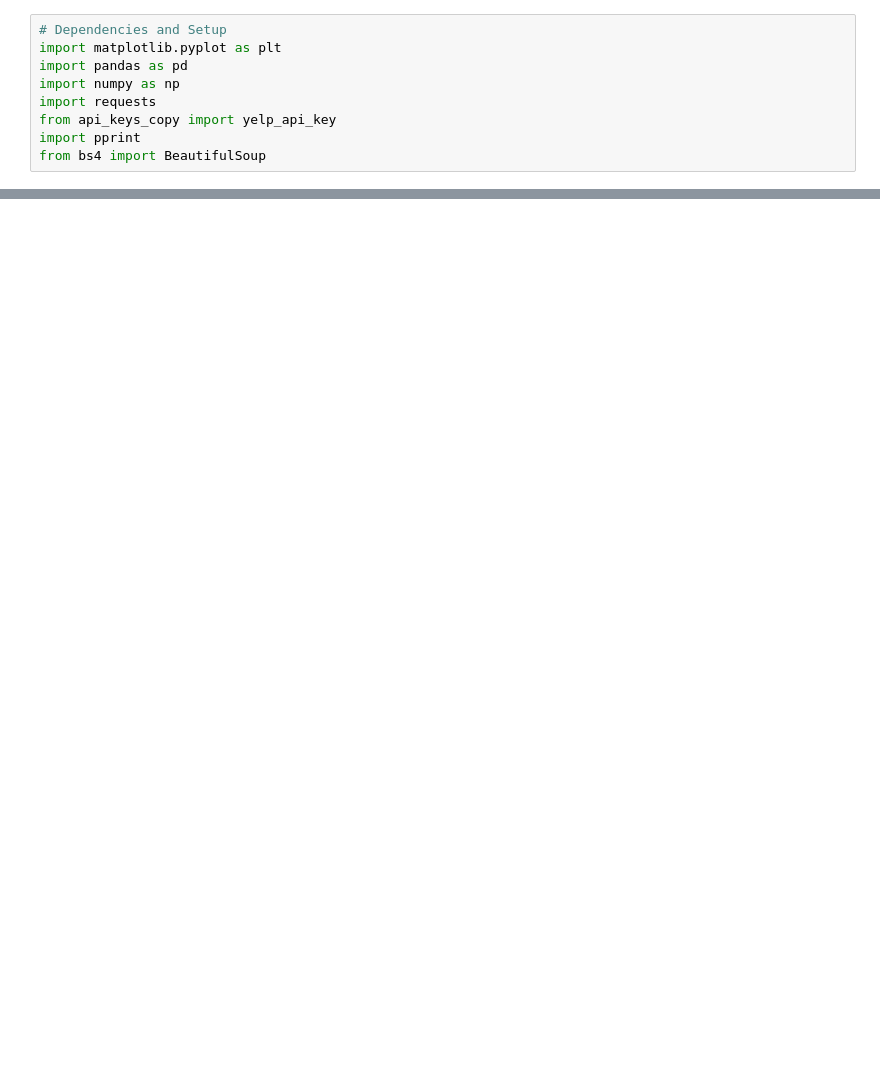
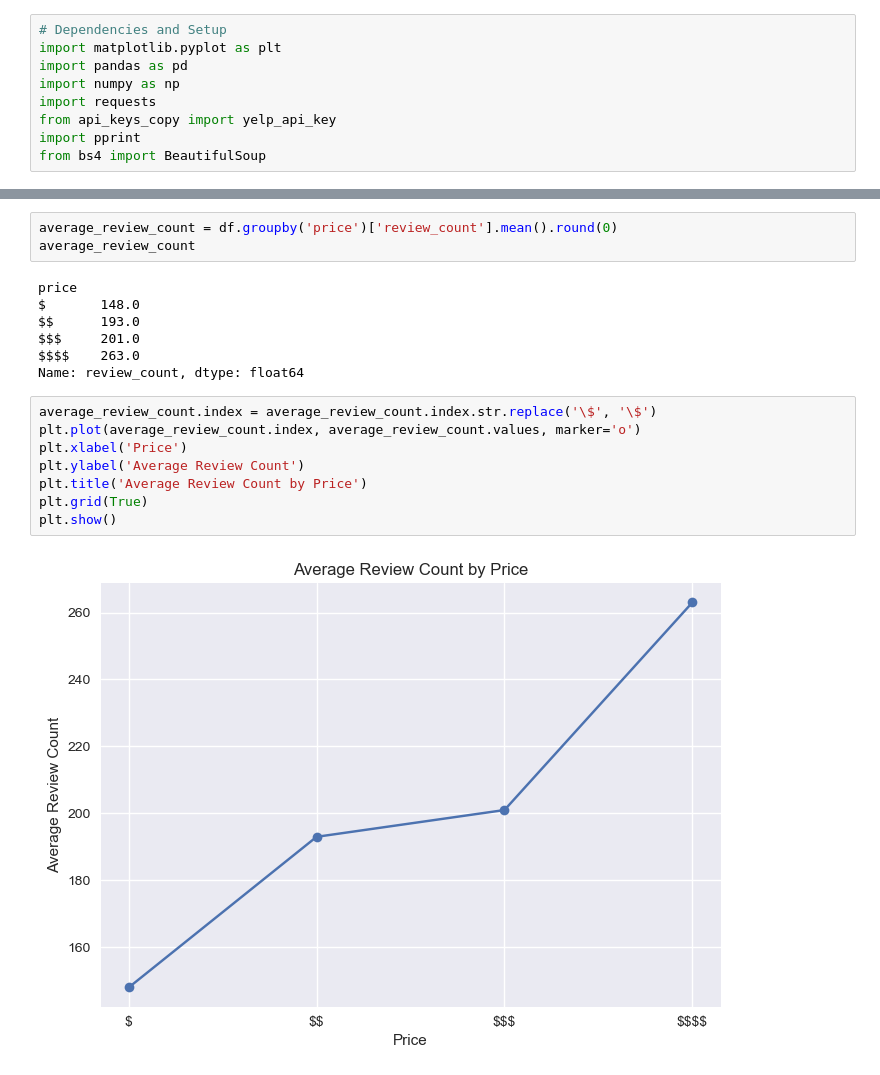
Before and after one commit to Weitongcai/Project-3, a Jupyter notebook: Project 3 - Mia/category.ipynb, the cells around one changed output, grey strips where cells are left out. Cells and saved outputs as stored; diff of their text form; blank space fills up the shorter version.

```diff
--- a/Project 3 - Mia/category.ipynb
+++ b/Project 3 - Mia/category.ipynb
@@ -147,0 +198,20 @@ plt.show()
+# %%
+average_review_count = df.groupby('price')['review_count'].mean().round(0)
+average_review_count
+# %% [output]
+price
+$       148.0
+$$      193.0
+$$$     201.0
+$$$$    263.0
+Name: review_count, dtype: float64
+# %%
+average_review_count.index = average_review_count.index.str.replace('\$', '\$')
+plt.plot(average_review_count.index, average_review_count.values, marker='o')
+plt.xlabel('Price')
+plt.ylabel('Average Review Count')
+plt.title('Average Review Count by Price')
+plt.grid(True)
+plt.show()
+# %% [output]
+[figure, added]
```
Also changed, not shown: parts of 14 cells of this notebook.
